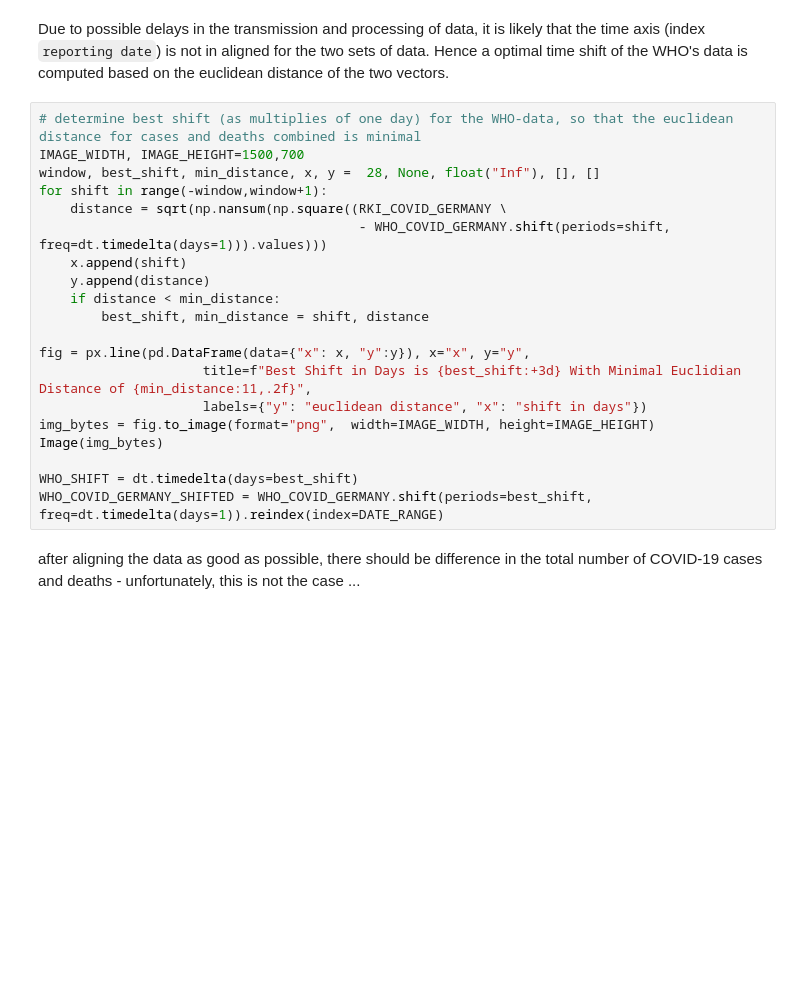
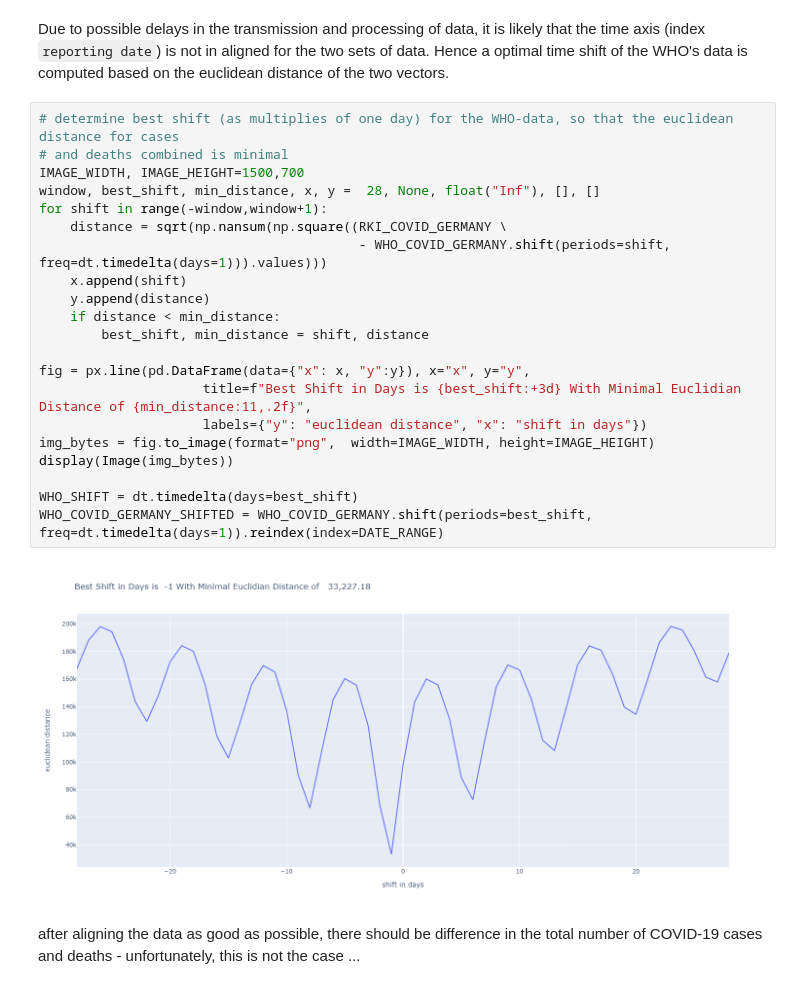
Before and after one commit to runbikeswim/RKI-COVID-15-Data-Sources-Analysis, a Jupyter notebook: RKI_COVID_Data_Comparison.ipynb, the cells around one changed output. Drawn from its saved outputs; the diff is of its cells as text; blank space fills up the shorter version.

Commit message:
add missing "display"

```diff
--- a/RKI_COVID_Data_Comparison.ipynb
+++ b/RKI_COVID_Data_Comparison.ipynb
@@ -370,25 +370,28 @@ WHO_COVID_GERMANY = WHO_COVID_WORLDWIDE[WHO_COVID_WORLDWIDE["country"] == "Germa
 # %% [markdown]
 Due to possible delays in the transmission and processing of data, it is likely that the time axis (index `reporting date`) is not in aligned for the two sets of data. Hence a optimal time shift of the WHO's data is computed based on the euclidean distance of the two vectors.
 # %%
-# determine best shift (as multiplies of one day) for the WHO-data, so that the euclidean distance for cases and deaths combined is minimal
+# determine best shift (as multiplies of one day) for the WHO-data, so that the euclidean distance for cases
+# and deaths combined is minimal
 IMAGE_WIDTH, IMAGE_HEIGHT=1500,700
 window, best_shift, min_distance, x, y =  28, None, float("Inf"), [], []
 for shift in range(-window,window+1):
     distance = sqrt(np.nansum(np.square((RKI_COVID_GERMANY \
                                          - WHO_COVID_GERMANY.shift(periods=shift, freq=dt.timedelta(days=1))).values)))
     x.append(shift)
     y.append(distance)
     if distance < min_distance:
         best_shift, min_distance = shift, distance
 
 fig = px.line(pd.DataFrame(data={"x": x, "y":y}), x="x", y="y",
                      title=f"Best Shift in Days is {best_shift:+3d} With Minimal Euclidian Distance of {min_distance:11,.2f}",
                      labels={"y": "euclidean distance", "x": "shift in days"})
 img_bytes = fig.to_image(format="png",  width=IMAGE_WIDTH, height=IMAGE_HEIGHT)
-Image(img_bytes)
+display(Image(img_bytes))
 
 WHO_SHIFT = dt.timedelta(days=best_shift)
 WHO_COVID_GERMANY_SHIFTED = WHO_COVID_GERMANY.shift(periods=best_shift, freq=dt.timedelta(days=1)).reindex(index=DATE_RANGE)
+# %% [output]
+[figure, added]
 # %% [markdown]
 after aligning the data as good as possible, there should be difference in the total number of COVID-19 cases and deaths - unfortunately, this is not the case ...
 # %%
```
Also changed, not shown: parts of 3 cells of this notebook.
